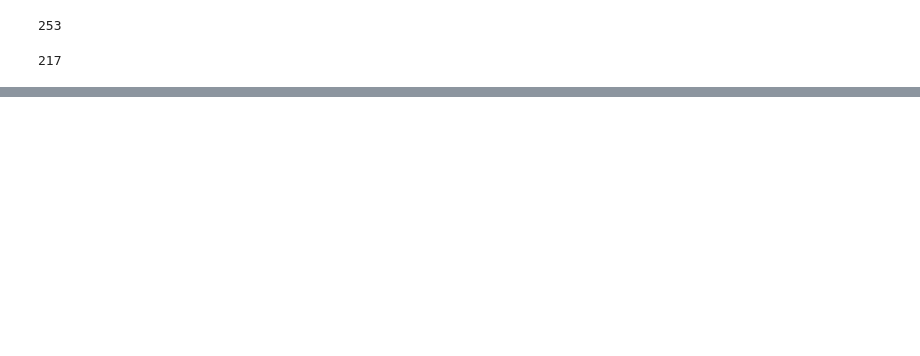
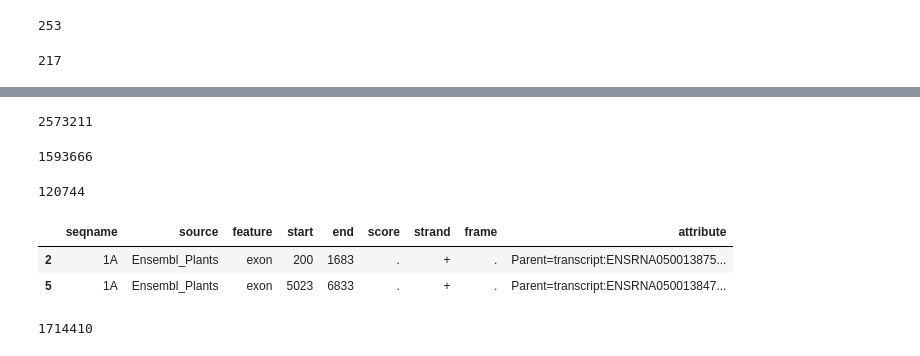
Before and after one commit to juancresc/mirna_mite, a Jupyter notebook: 2_analysis/all_ss.ipynb, the cells around one changed output, grey strips where cells are left out. Drawn from its saved outputs; the diff is of its cells as text; code cells hidden in the pictures; blank space fills up the shorter version.

```diff
--- a/2_analysis/all_ss.ipynb
+++ b/2_analysis/all_ss.ipynb
@@ -216,0 +310,22 @@ df_mirbase.head(2)
+# %%
+df_ann = pd.read_csv(path_annotation, index_col=False, sep='\t', comment='#', header=None)
+df_ann.columns = ['seqname' , 'source' , 'feature' , 'start' , 'end' , 'score' , 'strand' , 'frame' , 'attribute']
+# %%
+print(len(df_ann.index))
+# %% [output]
+2573211
+# %%
+df_ann = df_ann[
+    (df_ann.feature == 'intron') |
+    (df_ann.feature == 'exon') |
+    (df_ann.feature == 'three_prime_UTR') |
+    (df_ann.feature == 'five_prime_UTR')]
+print(len(df_ann.index))
+# %% [output]
+1593666
+# %%
+df_ann_promoters = pd.read_csv(path_annotation_promoters, index_col=False, sep='\t', comment='#', header=None)
+df_ann_promoters.columns = ['seqname' , 'source' , 'feature' , 'start' , 'end' , 'score' , 'strand' , 'frame' , 'attribute']
+print(len(df_ann_promoters.index))
+# %% [output]
+120744
@@ -216,0 +334,10 @@ df_mirbase.head(2)
+# %%
+df_ann_total.head(2)
+# %% [output]
+|  | seqname | source | feature | start | end | score | strand | frame | attribute |
+| 2 | 1A | Ensembl_Plants | exon | 200 | 1683 | . | + | . | Parent=transcript:ENSRNA050013875... |
+| 5 | 1A | Ensembl_Plants | exon | 5023 | 6833 | . | + | . | Parent=transcript:ENSRNA050013847... |
+# %%
+len(df_ann_total.index)
+# %% [output]
+1714410
```
Also changed, not shown: parts of 49 cells of this notebook.
